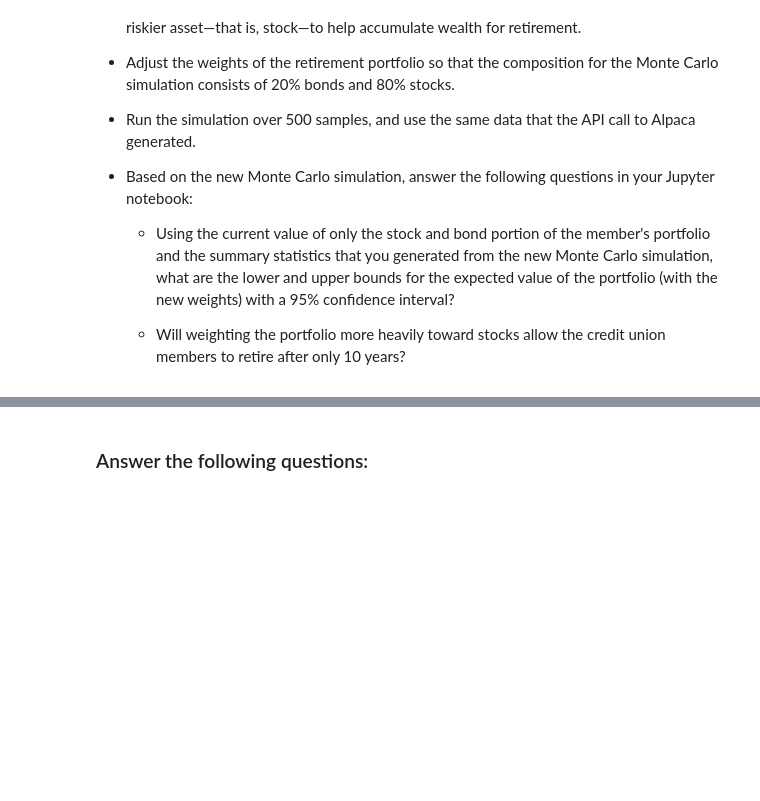
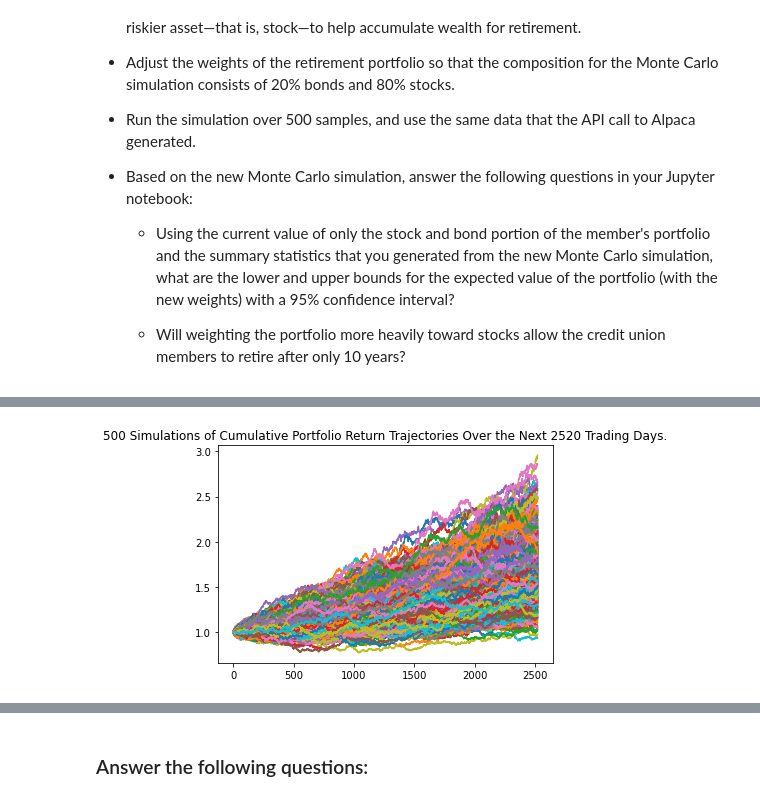
Before and after one commit to ccroft6/Financial_Planning_Tools, a Jupyter notebook: financial_planning_tools.ipynb, the cells around one changed output, grey strips where cells are left out. Cells and saved outputs as stored; diff of their text form; code cells hidden in the pictures; blank space fills up the shorter version.

```diff
--- a/financial_planning_tools.ipynb
+++ b/financial_planning_tools.ipynb
@@ -594,7 +600,11 @@ For this new Monte Carlo simulation, do the following:
 # Configure a Monte Carlo simulation to forecast 10 years cumulative returns
 # The weights should be split 20% to AGG and 80% to SPY.
 # Run 500 samples.
-# YOUR CODE HERE
+MC_10_year_sim=MCSimulation(
+    portfolio_data=prices_3_years_df,
+    weights=[.80, .20],
+    num_simulation=500,
+    num_trading_days=252*10)
 
 # Review the simulation input data
-# YOUR CODE HERE
+MC_10_year_sim.portfolio_data.head()
@@ -604,7 +654,9 @@ For this new Monte Carlo simulation, do the following:
 # %%
 # Visualize the 10-year Monte Carlo simulation by creating an
 # overlay line plot
-# YOUR CODE HERE
+MC_10_year_sim_line_plot = MC_10_year_sim.plot_simulation()
+# %% [output]
+[figure, added]
 # %%
 # Visualize the probability distribution of the 10-year Monte Carlo simulation
 # by plotting a histogram
```
Also changed, not shown: parts of 26 cells of this notebook.
